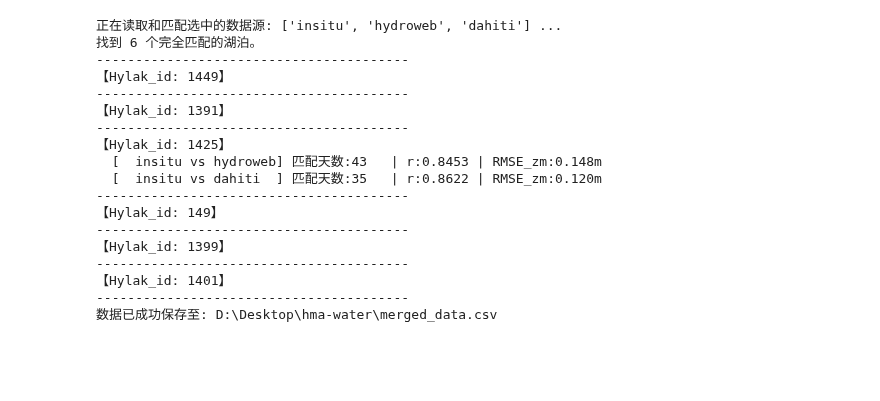
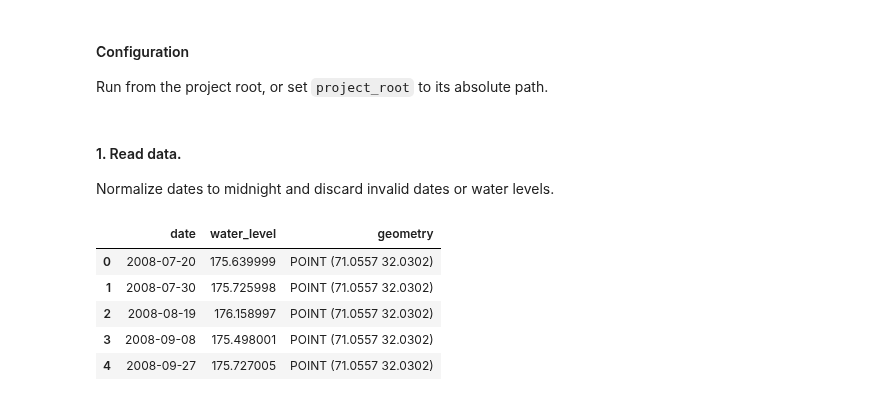
Before and after one commit to Hydrological-Observation-Group/hma-water, a Jupyter notebook: notebooks/validation/1_dahiti_hydroweb_validate.ipynb, the cells around one changed output. Cells and saved outputs as stored; diff of their text form; code cells hidden in the pictures; blank space fills up the shorter version.

```diff
--- a/notebooks/validation/1_dahiti_hydroweb_validate.ipynb
+++ b/notebooks/validation/1_dahiti_hydroweb_validate.ipynb
@@ -160,43 +17,21 @@ def save_export_data(export_data, out_csv):
-# %%
-#更改列表内容以控制验证数据集
-ACTIVE_SOURCES = ['insitu', 'hydroweb', 'dahiti']
-
-# 时间容错窗口
-# 设置为 0 代表严格按同一天匹配；设置为 3 代表相差3天内的算作同一次观测
-TOLERANCE_DAYS = 3
-
-DIR_HW = r'D:\Desktop\hma-water\hydroweb\hydroweb\hma_lakes'
-DIR_DH = r'D:\Desktop\hma-water\dahiti\dahiti'
-FILE_IN = r'D:\Desktop\hma-water\lake_station_lakes_all.csv'
-LAKE_GPKG = r'D:\Desktop\hma-water\HydroLakes_v10_hma.gpkg'
-ST_GPKG = r'D:\Desktop\hma-water\lake_station.gpkg'
-OUT_CSV = r'D:\Desktop\hma-water\merged_data.csv'
-
-data_dict, common_lakes = prep_and_match_data(
-    LAKE_GPKG, ST_GPKG, FILE_IN, DIR_HW, DIR_DH, ACTIVE_SOURCES
-)
-
-export_list = evaluate_and_merge(
-    common_lakes, data_dict, ACTIVE_SOURCES, TOLERANCE_DAYS
-)
-
-save_export_data(export_list, OUT_CSV)
-# %% [output]
-正在读取和匹配选中的数据源: ['insitu', 'hydroweb', 'dahiti'] ...
-找到 6 个完全匹配的湖泊。
-----------------------------------------
-【Hylak_id: 1449】
-----------------------------------------
-【Hylak_id: 1391】
-----------------------------------------
-【Hylak_id: 1425】
-  [  insitu vs hydroweb] 匹配天数:43   | r:0.8453 | RMSE_zm:0.148m
-  [  insitu vs dahiti  ] 匹配天数:35   | r:0.8622 | RMSE_zm:0.120m
-----------------------------------------
-【Hylak_id: 149】
-----------------------------------------
-【Hylak_id: 1399】
-----------------------------------------
-【Hylak_id: 1401】
-----------------------------------------
-数据已成功保存至: D:\Desktop\hma-water\merged_data.csv
+# %% [markdown]
+#### Configuration
+
+Run from the project root, or set `project_root` to its absolute path.
+# %%
+# project_root = Path.cwd()
+# if not (project_root / 'data').is_dir():
+#     project_root = next(parent for parent in project_root.parents if (parent / 'data').is_dir())
+
+path_lakes = 'data/lake/hydrolake_hma/HydroLakes_v10_hma.gpkg'
+path_stations = 'data/validation/lake_height/lake_station.gpkg'
+path_insitu = 'data/validation/lake_height/lake_station_lakes_all.csv'
+dir_hydroweb = 'data/water_height/hydroweb/hma_lakes'
+dir_dahiti = 'data/water_height/dahiti'
+# path_out_csv = project_root / 'data/water_height/merged_data.csv'
+# path_out_gpkg = path_out_csv.with_suffix('.gpkg')
+path_out_gpkg = 'data/water_height/merged_data.gpkg'
+tolerance_days = 3
+# %% [markdown]
+#### 1. Read data.
+Normalize dates to midnight and discard invalid dates or water levels.
@@ -202,0 +94,14 @@ save_export_data(export_list, OUT_CSV)
+# %%
+hydrolake_data = gpd.read_file(path_lakes).to_crs(4326)
+insitu_data = read_insitu(path_insitu, path_stations)
+hydroweb_data = read_hydroweb(dir_hydroweb)
+dahiti_data = read_dahiti(dir_dahiti)
+insitu_data.head()
+dahiti_data.head()
+# %% [output]
+|  | date | water_level | geometry |
+| 0 | 2008-07-20 | 175.639999 | POINT (71.0557 32.0302) |
+| 1 | 2008-07-30 | 175.725998 | POINT (71.0557 32.0302) |
+| 2 | 2008-08-19 | 176.158997 | POINT (71.0557 32.0302) |
+| 3 | 2008-09-08 | 175.498001 | POINT (71.0557 32.0302) |
+| 4 | 2008-09-27 | 175.727005 | POINT (71.0557 32.0302) |
```
Also changed, not shown: parts of 21 cells of this notebook, 25 other files.
